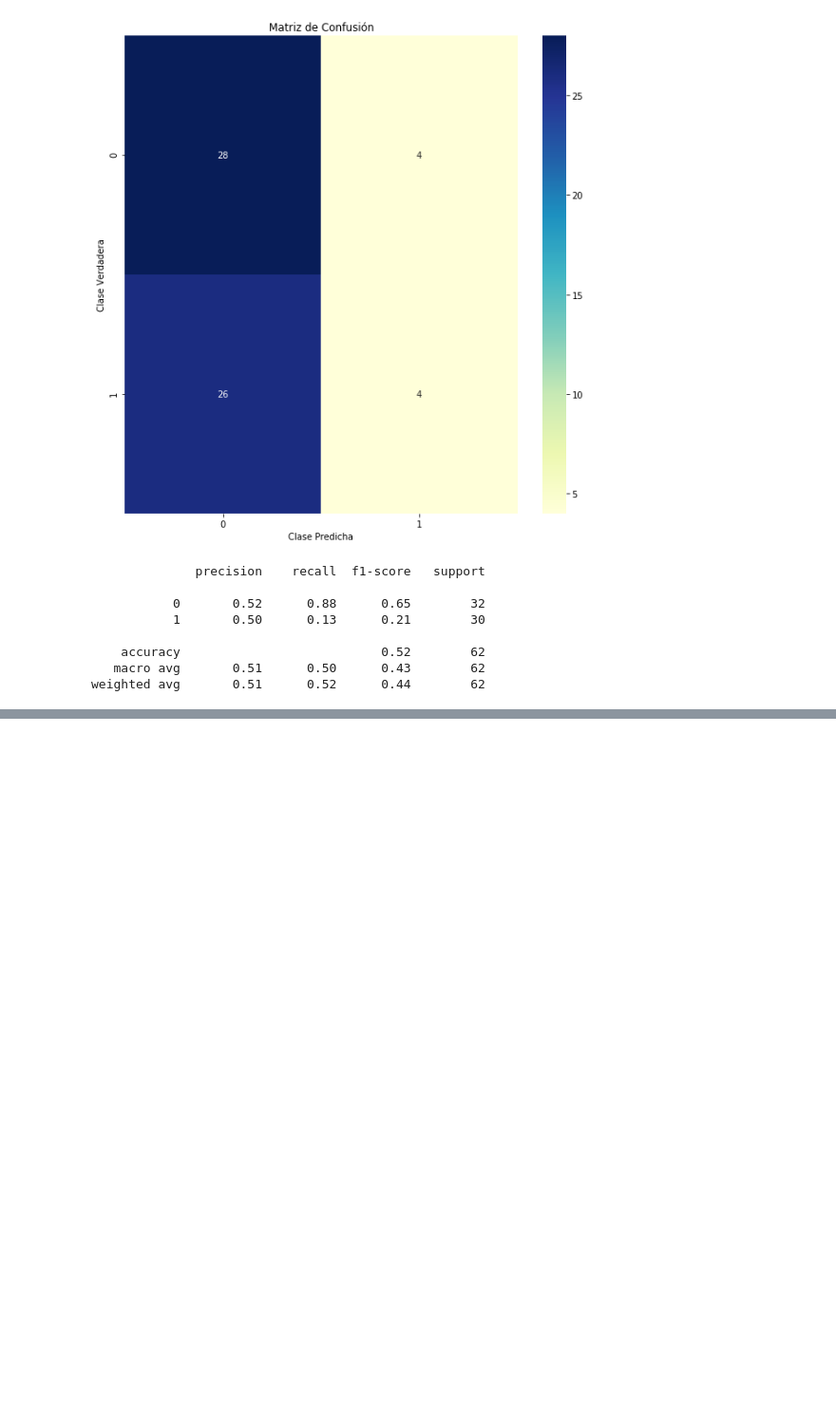
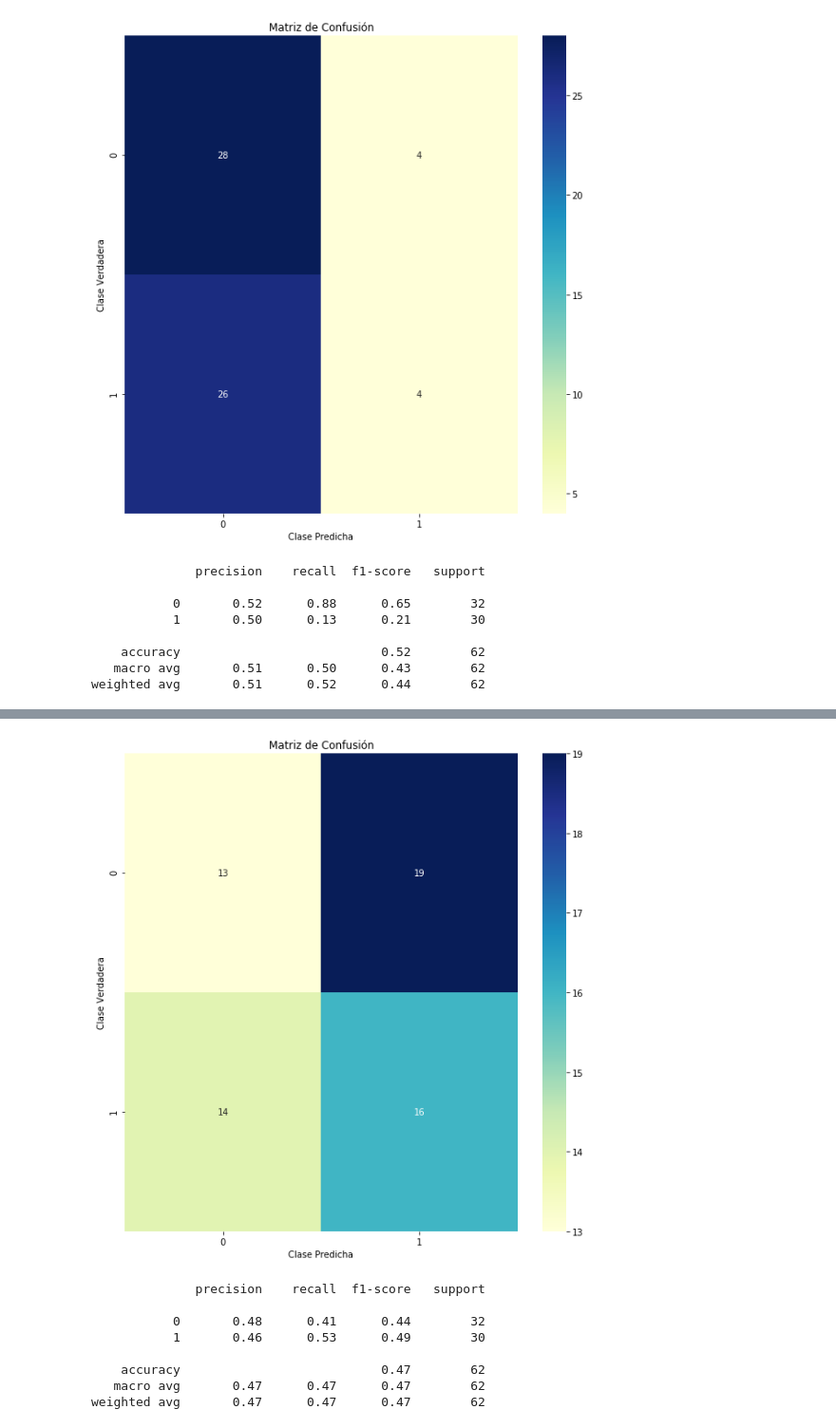
Before and after one commit to Hecramco/NLP_Violencia-en-musica-, a Jupyter notebook: mubel-song-lyrics-crossvalidation.ipynb, the cells around one changed output, grey strips where cells are left out. Shown: that part at 95% size. Saved outputs shown, nothing was run; the diff lists cells and outputs as text; code cells hidden in the pictures; blank space fills up the shorter version.

```diff
--- a/mubel-song-lyrics-crossvalidation.ipynb
+++ b/mubel-song-lyrics-crossvalidation.ipynb
@@ -308,0 +342,13 @@ weighted avg       0.51      0.52      0.44        62
+# %%
+y_predict_test = clf.predict(X_test)
+mostrar_resultados(y_test, y_predict_test)
+# %% [output]
+[figure, added]
+              precision    recall  f1-score   support
+
+           0       0.48      0.41      0.44        32
+           1       0.46      0.53      0.49        30
+
+    accuracy                           0.47        62
+   macro avg       0.47      0.47      0.47        62
+weighted avg       0.47      0.47      0.47        62
```
Also changed, not shown: parts of 3 cells of this notebook.
